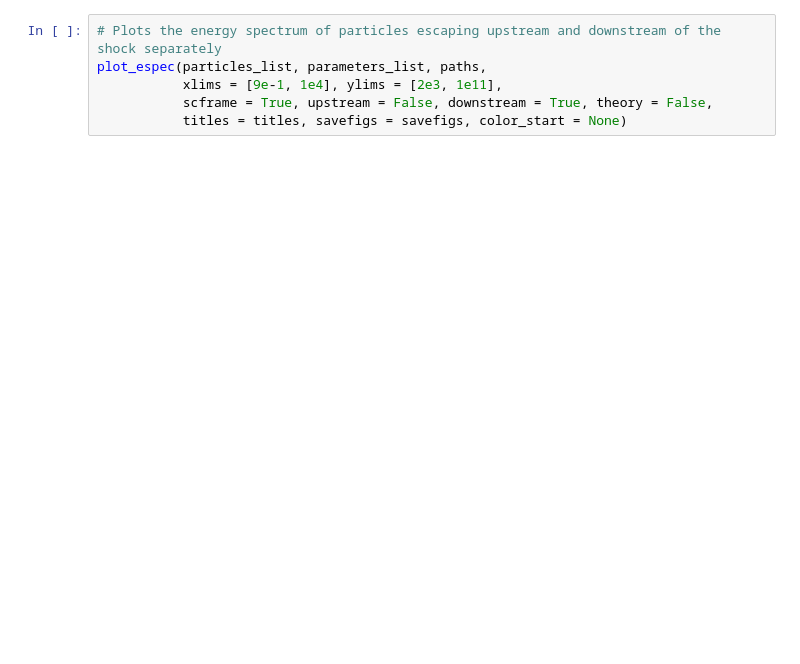
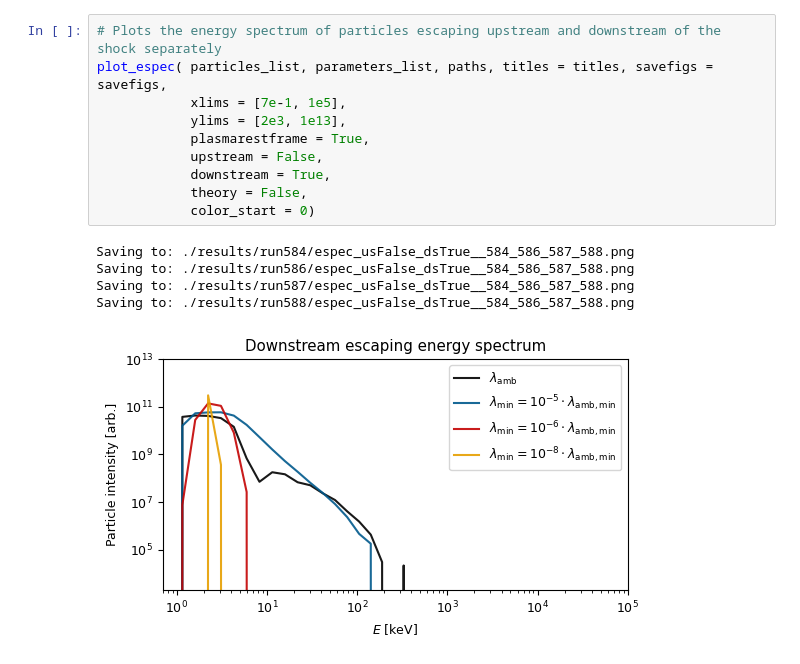
Before and after one commit to SeveNyberg/easi, a Jupyter notebook: plot_results.ipynb, the cells around one changed output. Drawn from its saved outputs; the diff is of its cells as text; blank space fills up the shorter version.

```diff
--- a/plot_results.ipynb
+++ b/plot_results.ipynb
@@ -60,8 +115,18 @@ plot_2dmomhist(pinthist_list, parameters_list, paths,
 # %%
 # Plots the energy spectrum of particles escaping upstream and downstream of the shock separately
-plot_espec(particles_list, parameters_list, paths,
-           xlims = [9e-1, 1e4], ylims = [2e3, 1e11],
-           scframe = True, upstream = False, downstream = True, theory = False,
-           titles = titles, savefigs = savefigs, color_start = None)
+plot_espec( particles_list, parameters_list, paths, titles = titles, savefigs = savefigs,
+            xlims = [7e-1, 1e5],
+            ylims = [2e3, 1e13],
+            plasmarestframe = True,
+            upstream = False,
+            downstream = True,
+            theory = False,
+            color_start = 0)
+# %% [output]
+Saving to: ./results/run584/espec_usFalse_dsTrue__584_586_587_588.png
+Saving to: ./results/run586/espec_usFalse_dsTrue__584_586_587_588.png
+Saving to: ./results/run587/espec_usFalse_dsTrue__584_586_587_588.png
+Saving to: ./results/run588/espec_usFalse_dsTrue__584_586_587_588.png
+[figure, added]
 # %%
 # Plots the time integrated histograms of position, momentum and pitch angle cosine separately
```
Also changed, not shown: parts of 9 cells of this notebook, 4 other files.
